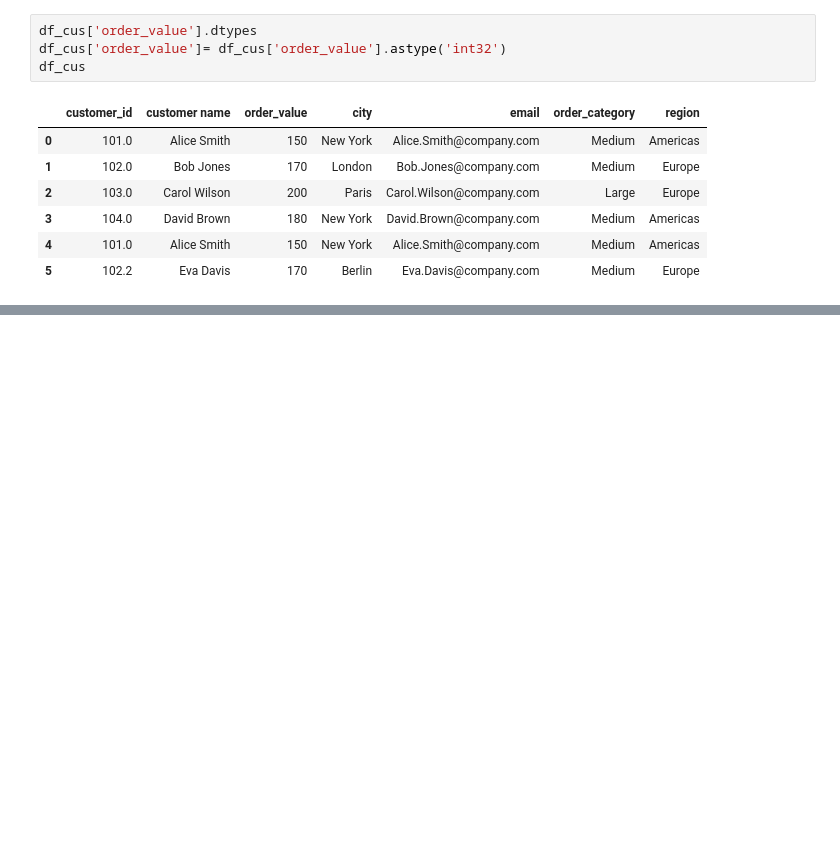
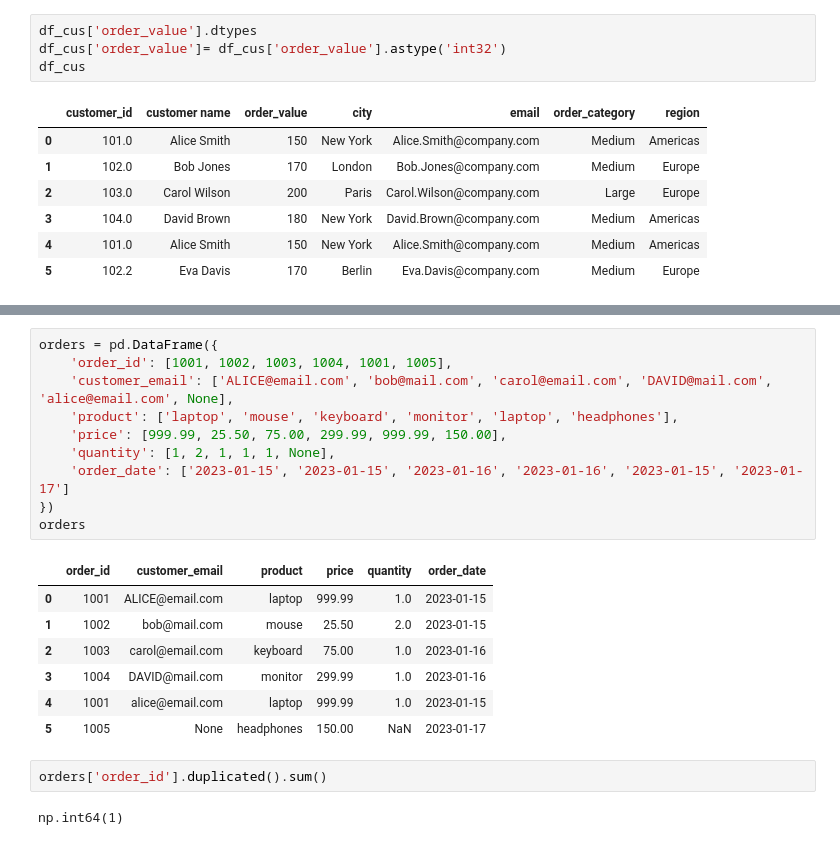
Before and after one commit to KEN-DATALABS/PROJECT-LIST, a Jupyter notebook: OneDrive/Documents/List Project/Project2.ipynb, the cells around one changed output, grey strips where cells are left out. Saved outputs shown, nothing was run; the diff lists cells and outputs as text; blank space fills up the shorter version.

```diff
--- a/OneDrive/Documents/List Project/Project2.ipynb
+++ b/OneDrive/Documents/List Project/Project2.ipynb
@@ -687,0 +731,22 @@ products = pd.DataFrame({
+# %%
+orders = pd.DataFrame({
+    'order_id': [1001, 1002, 1003, 1004, 1001, 1005],
+    'customer_email': ['ALICE@email.com', 'bob@mail.com', 'carol@email.com', 'DAVID@mail.com', 'alice@email.com', None],
+    'product': ['laptop', 'mouse', 'keyboard', 'monitor', 'laptop', 'headphones'],
+    'price': [999.99, 25.50, 75.00, 299.99, 999.99, 150.00],
+    'quantity': [1, 2, 1, 1, 1, None],
+    'order_date': ['2023-01-15', '2023-01-15', '2023-01-16', '2023-01-16', '2023-01-15', '2023-01-17']
+})
+orders
+# %% [output]
+|  | order_id | customer_email | product | price | quantity | order_date |
+| 0 | 1001 | ALICE@email.com | laptop | 999.99 | 1.0 | 2023-01-15 |
+| 1 | 1002 | bob@mail.com | mouse | 25.50 | 2.0 | 2023-01-15 |
+| 2 | 1003 | carol@email.com | keyboard | 75.00 | 1.0 | 2023-01-16 |
+| 3 | 1004 | DAVID@mail.com | monitor | 299.99 | 1.0 | 2023-01-16 |
+| 4 | 1001 | alice@email.com | laptop | 999.99 | 1.0 | 2023-01-15 |
+| 5 | 1005 | None | headphones | 150.00 | NaN | 2023-01-17 |
+# %%
+orders['order_id'].duplicated().sum()
+# %% [output]
+np.int64(1)
```
Also changed, not shown: parts of 6 cells of this notebook.
